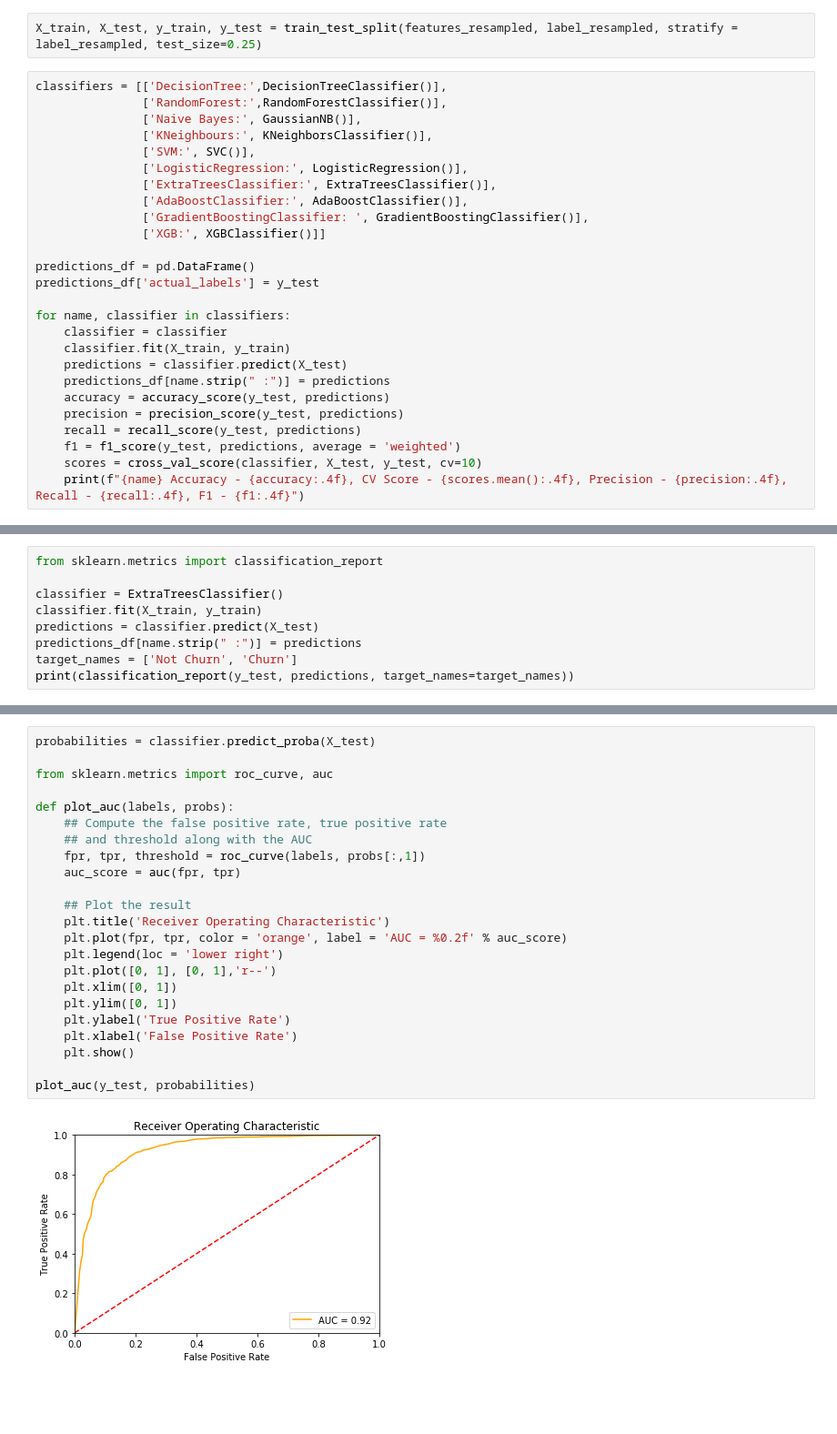
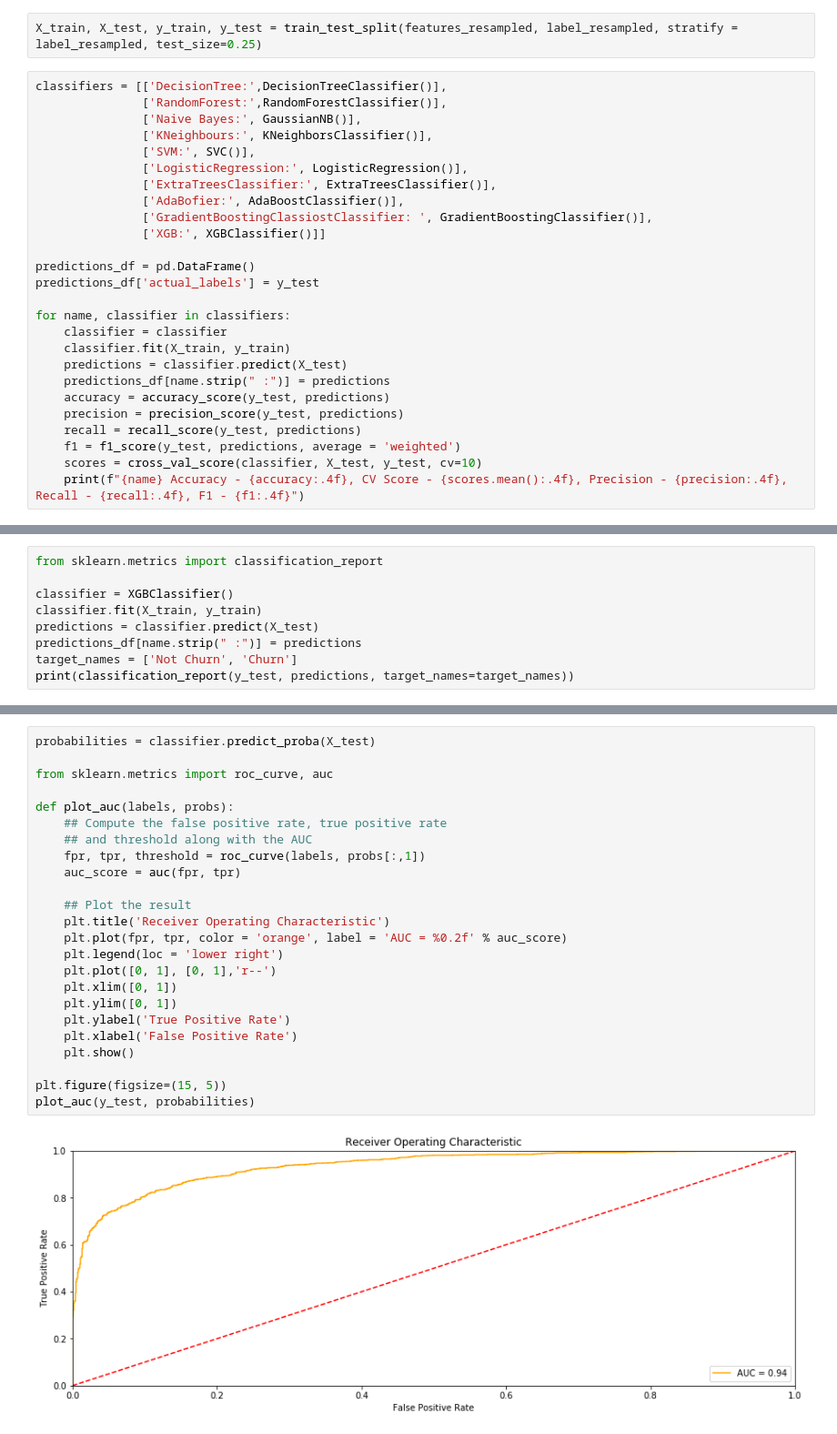
Before and after one commit to Bilalmajeed1995/ChurnPrediction, a Jupyter notebook: TelecomChurnPrediction.ipynb, the cells around one changed output, grey strips where cells are left out. Shown: that part at 91% size. Drawn from its saved outputs; the diff is of its cells as text; blank space fills up the shorter version.

```diff
--- a/TelecomChurnPrediction.ipynb
+++ b/TelecomChurnPrediction.ipynb
@@ -313,8 +309,8 @@ classifiers = [['DecisionTree:',DecisionTreeClassifier()],
                ['SVM:', SVC()],
                ['LogisticRegression:', LogisticRegression()],
                ['ExtraTreesClassifier:', ExtraTreesClassifier()],
-               ['AdaBoostClassifier:', AdaBoostClassifier()],
-               ['GradientBoostingClassifier: ', GradientBoostingClassifier()],
+               ['AdaBofier:', AdaBoostClassifier()],
+               ['GradientBoostingClassiostClassifier: ', GradientBoostingClassifier()],
                ['XGB:', XGBClassifier()]]
 
 predictions_df = pd.DataFrame()
@@ -345,7 +341,7 @@ XGB: Accuracy - 0.8548, CV Score - 0.8373, Precision - 0.8534, Recall - 0.8567,
 # %%
 from sklearn.metrics import classification_report
 
-classifier = ExtraTreesClassifier()
+classifier = XGBClassifier()
 classifier.fit(X_train, y_train)
 predictions = classifier.predict(X_test)
 predictions_df[name.strip(" :")] = predictions
@@ -371,25 +367,26 @@ plt.show()
 # %%
 probabilities = classifier.predict_proba(X_test)
 
 from sklearn.metrics import roc_curve, auc
 
 def plot_auc(labels, probs):
     ## Compute the false positive rate, true positive rate
     ## and threshold along with the AUC
     fpr, tpr, threshold = roc_curve(labels, probs[:,1])
     auc_score = auc(fpr, tpr)
 
     ## Plot the result
     plt.title('Receiver Operating Characteristic')
     plt.plot(fpr, tpr, color = 'orange', label = 'AUC = %0.2f' % auc_score)
     plt.legend(loc = 'lower right')
     plt.plot([0, 1], [0, 1],'r--')
     plt.xlim([0, 1])
     plt.ylim([0, 1])
     plt.ylabel('True Positive Rate')
     plt.xlabel('False Positive Rate')
     plt.show()
 
+plt.figure(figsize=(15, 5))
 plot_auc(y_test, probabilities)
 # %% [output]
-[figure, old version]
+[figure, new version]
```
Also changed, not shown: parts of 8 cells of this notebook.
